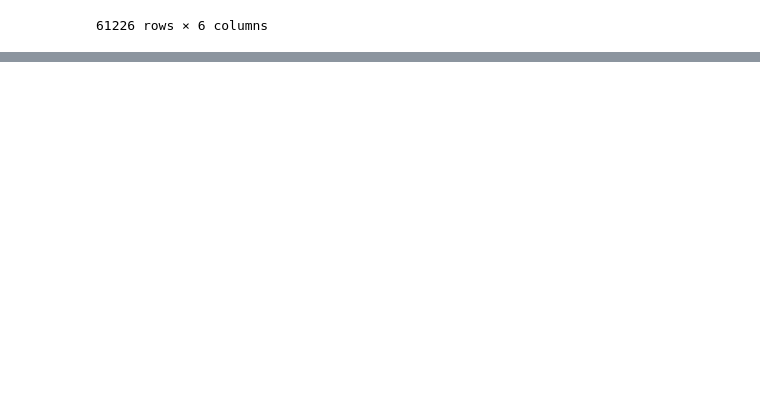
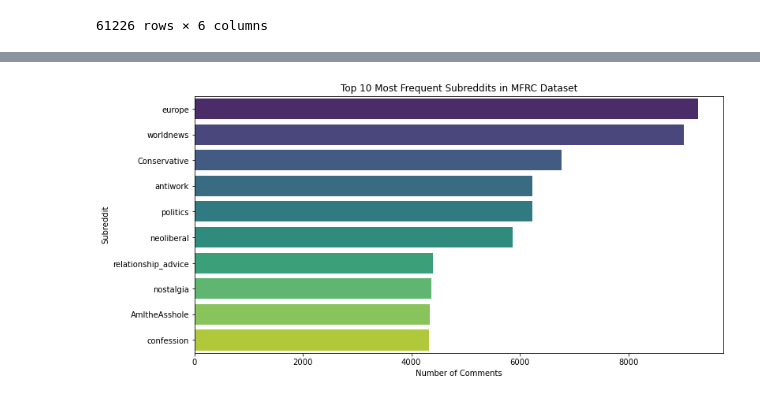
Before and after one commit to battemuulenn/DataScienceThesis, a Jupyter notebook: Notebooks/RedditCorpus.ipynb, the cells around one changed output, grey strips where cells are left out. Drawn from its saved outputs; the diff is of its cells as text; code cells hidden in the pictures; blank space fills up the shorter version.

Commit message:
EDA on Reddit Corpus
More EDA on MFRC

```diff
--- a/Notebooks/RedditCorpus.ipynb
+++ b/Notebooks/RedditCorpus.ipynb
@@ -30,0 +121,12 @@ df
+# %%
+df["text_length"] = df["text"].apply(lambda x: len(str(x)))
+# %%
+plt.figure(figsize=(12, 6))
+top_subreddits = df['subreddit'].value_counts().nlargest(10)
+sns.barplot(x=top_subreddits.values, y=top_subreddits.index, palette="viridis")
+plt.title("Top 10 Most Frequent Subreddits in MFRC Dataset")
+plt.xlabel("Number of Comments")
+plt.ylabel("Subreddit")
+plt.show()
+# %% [output]
+[figure, added]
```
Also changed, not shown: parts of 12 cells of this notebook, 3 other files.
